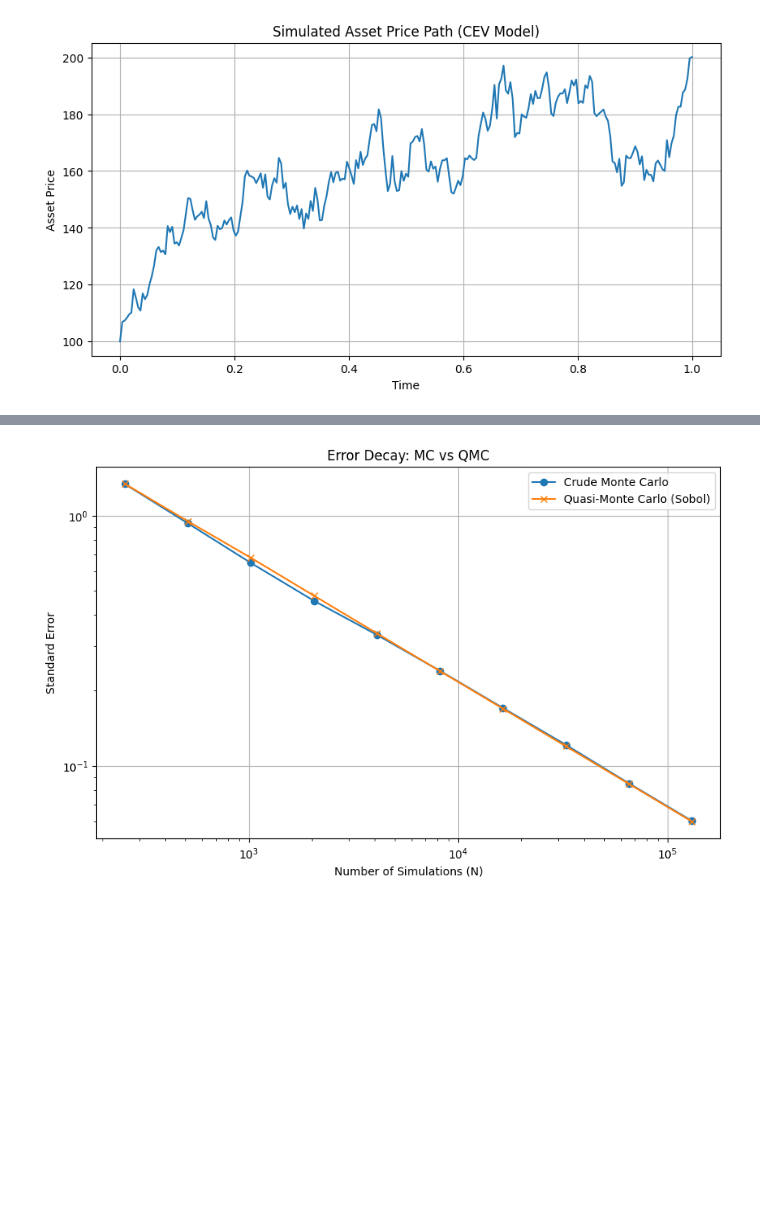
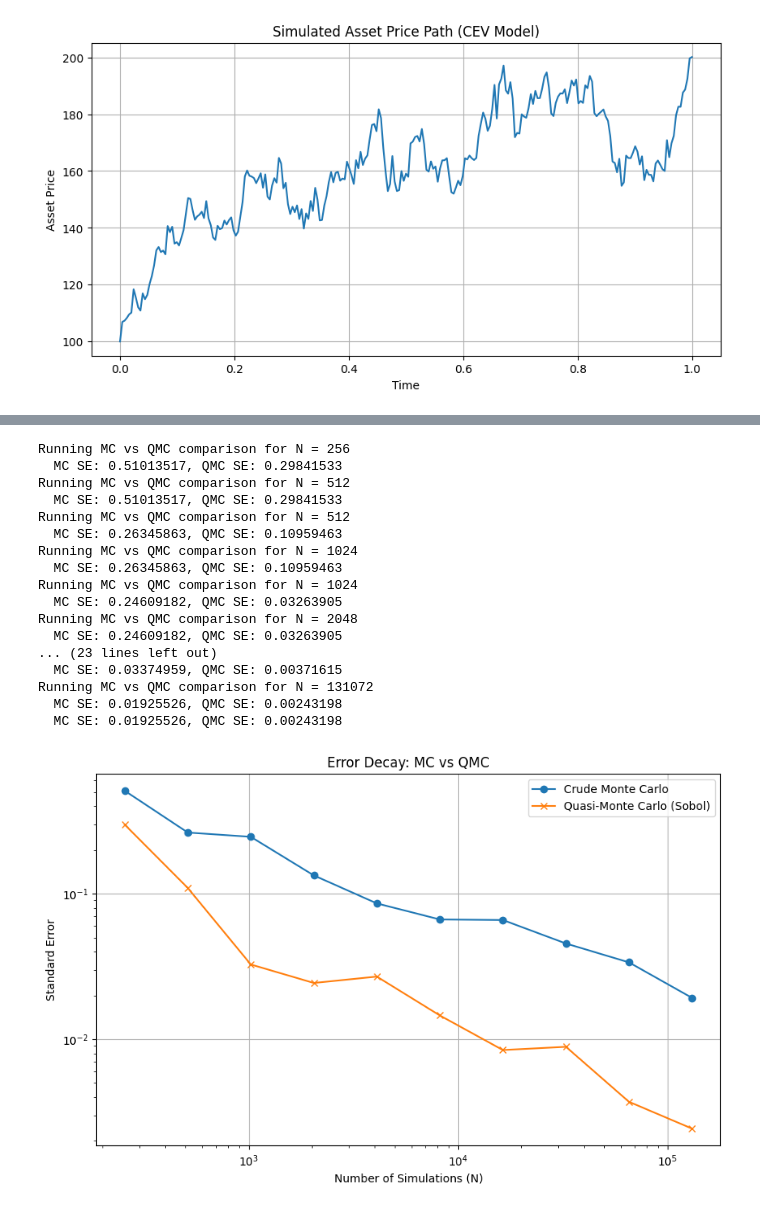
Before and after one commit to nicklasbusk/MonteCarlo-in-finance, a Jupyter notebook: Base.ipynb, the cells around one changed output, grey strips where cells are left out. Saved outputs shown, nothing was run; the diff lists cells and outputs as text; code cells hidden in the pictures; blank space fills up the shorter version.

```diff
--- a/Base.ipynb
+++ b/Base.ipynb
@@ -103,7 +103,7 @@ def mc_with_batches(seed, batches, S0, K, r, sigma, gamma, T, M, N, Z_m, euler=T
     return mean, se, ci, var_between, np.array(estimates)
 # %%
 S0, K, r, sigma, gamma, T, M = 100, 100, 0.05, 2.0, 0.7, 1.0, 252
-N         = 2**20          # keep as power of two
+N         = 2**18          # keep as power of two
 base_seed = 42
 scrambles = 8
 
@@ -184,10 +193,27 @@ prices = []
 errors = []
 
 for N in N_values:
-    #print("Running for N =", N)
-    price, se, _ = price_asian_option(seed, S0, K, r, sigma, gamma, T, M, N, euler=True)
+    print(f"Running for N = {N}")
+
+    # Generate single batch of random numbers for this N
+    Z_single = [draw_pseudo_random_numbers(base_seed, N, M)]
+
+    # Get the price from existing function
+    price, _, _, _, estimates = mc_with_batches(base_seed, 1, S0, K, r, sigma, gamma, T, M, N, Z_single, euler=True)
+
+    # Calculate standard error from the individual simulations
+    # We need to get the individual payoffs, so let's calculate them directly
+    S = sim_CEV_paths(seed=0, S0=S0, r=r, sigma=sigma, gamma=gamma,
+                      T=T, M=M, N=N, euler=True, quasi=False, Z=Z_single[0])
+    avg_prices = S[:, 1:].mean(axis=1)  # average over time steps (exclude initial)
+    payoffs = np.maximum(avg_prices - K, 0.0)
+    discounted_payoffs = np.exp(-r * T) * payoffs
+
+    se = discounted_payoffs.std() / np.sqrt(N)  # Standard error of the mean
+
     prices.append(price)
     errors.append(se)
+    print(f"  Price: {price:.6f}, SE: {se:.8f}")
 
 plt.figure(figsize=(10, 5))
 plt.plot(N_values, prices, marker='o', label='Estimated Price')
@@ -204,25 +251,55 @@ plt.show()
 # %%
 # Powers of 2 for Sobol
 N_values = [2**i for i in range(8, 18)]  # 256 to 131072
 mc_errors = []
 qmc_errors = []
 
 for N in N_values:
-    _, mc_se, _ = price_asian_option(seed, S0, K, r, sigma, gamma, T, M, N, euler=False, quasi=False)
-    _, qmc_se, _ = price_asian_option(seed, S0, K, r, sigma, gamma, T, M, N, euler=False, quasi=True)
+    print(f"Running MC vs QMC comparison for N = {N}")
+
+    # Generate fresh random numbers for this specific N
+    Z_m_temp = []
+    Z_q_temp = []
+
+    for b in range(scrambles):
+        Z_m_temp.append(draw_pseudo_random_numbers(base_seed + b, N, M))
+        Z_q_temp.append(draw_quasi_random_numbers(base_seed + b, N, M))
+
+    # Calculate standard errors using multiple scrambles/batches
+    _, mc_se, _, _, _ = mc_with_batches(base_seed, scrambles, S0, K, r, sigma, gamma, T, M, N, Z_m_temp, euler=False)
+    _, qmc_se, _, _, _ = rqmc_with_scrambles(base_seed, scrambles, S0, K, r, sigma, gamma, T, M, N, Z_q_temp, euler=False)
+
     mc_errors.append(mc_se)
     qmc_errors.append(qmc_se)
+    print(f"  MC SE: {mc_se:.8f}, QMC SE: {qmc_se:.8f}")
 
 plt.figure(figsize=(10, 6))
 plt.plot(N_values, mc_errors, marker='o', label='Crude Monte Carlo')
 plt.plot(N_values, qmc_errors, marker='x', label='Quasi-Monte Carlo (Sobol)')
 plt.xscale('log')
 plt.yscale('log')
 plt.xlabel('Number of Simulations (N)')
 plt.ylabel('Standard Error')
 plt.title('Error Decay: MC vs QMC')
 plt.legend()
 plt.grid(True)
 plt.show()
 # %% [output]
+Running MC vs QMC comparison for N = 256
+  MC SE: 0.51013517, QMC SE: 0.29841533
+Running MC vs QMC comparison for N = 512
+  MC SE: 0.51013517, QMC SE: 0.29841533
+Running MC vs QMC comparison for N = 512
+  MC SE: 0.26345863, QMC SE: 0.10959463
+Running MC vs QMC comparison for N = 1024
+  MC SE: 0.26345863, QMC SE: 0.10959463
+Running MC vs QMC comparison for N = 1024
+  MC SE: 0.24609182, QMC SE: 0.03263905
+Running MC vs QMC comparison for N = 2048
+  MC SE: 0.24609182, QMC SE: 0.03263905
+... (23 lines left out)
+  MC SE: 0.03374959, QMC SE: 0.00371615
+Running MC vs QMC comparison for N = 131072
+  MC SE: 0.01925526, QMC SE: 0.00243198
+  MC SE: 0.01925526, QMC SE: 0.00243198
-[figure, old version]
+[figure, new version]
```
Also changed, not shown: parts of 11 cells of this notebook.
